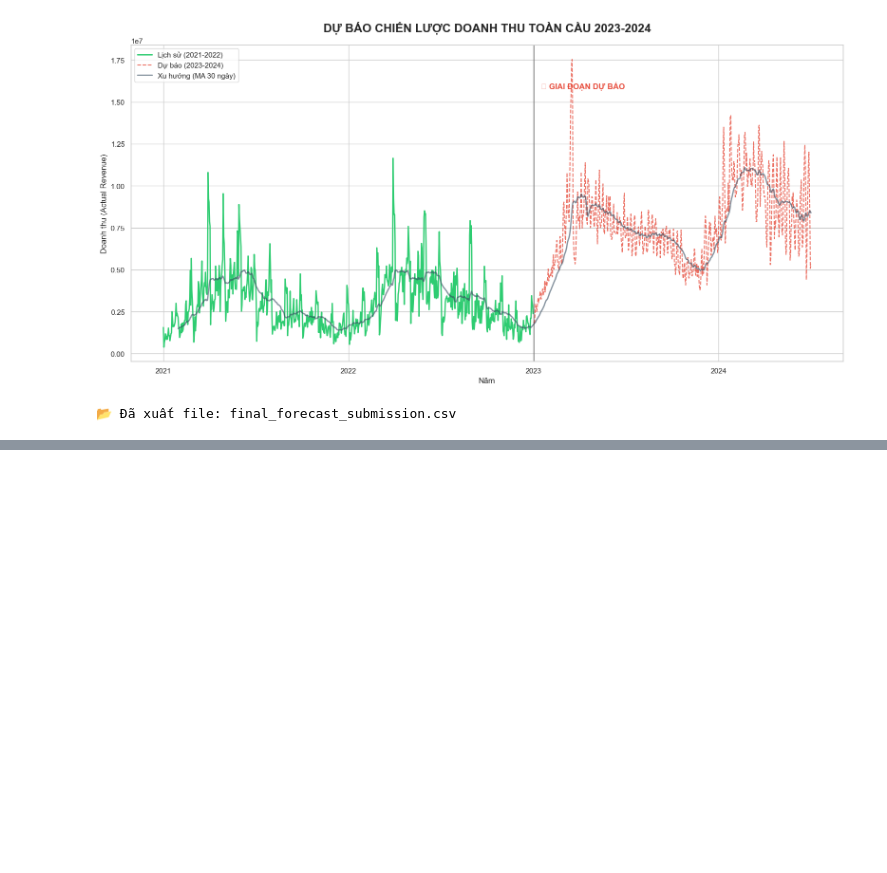
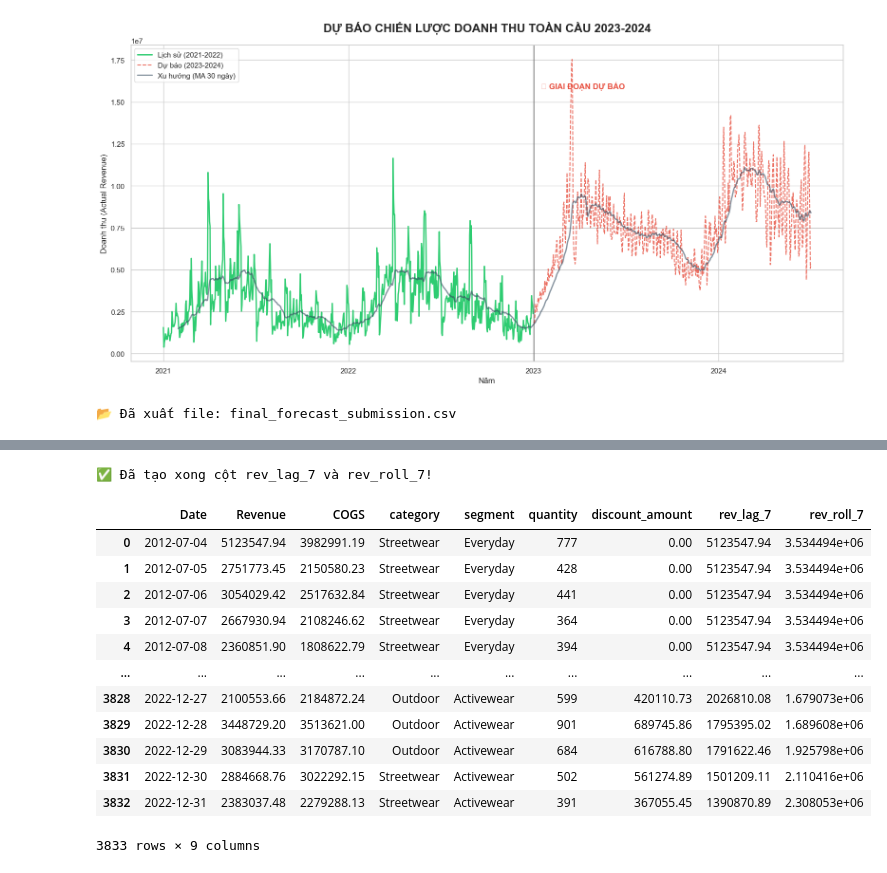
Before and after one commit to lamducanhkhoarubik-spec/Datathon_UITUT, a Jupyter notebook: code/eda/predictive.ipynb, the cells around one changed output, grey strips where cells are left out. Cells and saved outputs as stored; diff of their text form; code cells hidden in the pictures; blank space fills up the shorter version.

```diff
--- a/code/eda/predictive.ipynb
+++ b/code/eda/predictive.ipynb
@@ -340,0 +681,55 @@ ConversionError: Failed to convert value(s) to axis units: Timestamp('2023-01-01
+# %%
+# 1. Tạo cột rev_lag_7 (Lấy doanh thu của 7 ngày trước)
+# Nếu có Store_ID, phải groupby để tránh lấy lộn lag của store khác
+if 'Store_ID' in df_master.columns:
+    df_master['rev_lag_7'] = df_master.groupby('Store_ID')['Revenue'].shift(7)
+else:
+    df_master['rev_lag_7'] = df_master['Revenue'].shift(7)
+
+# 2. Tạo thêm rev_roll_7 (Trung bình trượt 7 ngày - biến này cực mạnh)
+if 'Store_ID' in df_master.columns:
+    df_master['rev_roll_7'] = df_master.groupby('Store_ID')['Revenue'].shift(1).rolling(window=7).mean()
+else:
+    df_master['rev_roll_7'] = df_master['Revenue'].shift(1).rolling(window=7).mean()
+
+# 3. Xử lý NaN (Vì 7 dòng đầu tiên của mỗi store sẽ bị NaN do không có quá khứ)
+df_master['rev_lag_7'] = df_master['rev_lag_7'].fillna(method='bfill').fillna(0)
+df_master['rev_roll_7'] = df_master['rev_roll_7'].fillna(method='bfill').fillna(0)
+
+print("✅ Đã tạo xong cột rev_lag_7 và rev_roll_7!")
+# %% [output]
+✅ Đã tạo xong cột rev_lag_7 và rev_roll_7!
+# %%
+# --- 4. Làm sạch & Ép kiểu Category (SỬA LẠI ĐOẠN NÀY) ---
+
+# 1. Điền NaN cho các cột số trước
+num_cols = ['Revenue', 'COGS', 'traffic_lag_1', 'quantity', 'discount_amount', 'rev_lag_7']
+for col in num_cols:
+    if col in df_master.columns:
+        df_master[col] = df_master[col].fillna(0)
+
+# 2. Điền NaN cho các cột phân loại bằng một chuỗi cụ thể
+cat_cols = ['category', 'segment', 'Store_ID']
+for col in cat_cols:
+    if col in df_master.columns:
+        # Điền 'Unknown' trước khi ép kiểu category
+        df_master[col] = df_master[col].astype(str).replace('nan', 'Unknown').fillna('Unknown')
+        df_master[col] = df_master[col].astype('category')
+
+# Sau khi đã sạch sẽ mới chạy tiếp các bước sau
+df_master = df_master.dropna(subset=['rev_lag_7'])
+df_master
+# %% [output]
+|  | Date | Revenue | COGS | category | segment | quantity | discount_amount | rev_lag_7 | rev_roll_7 |
+| 0 | 2012-07-04 | 5123547.94 | 3982991.19 | Streetwear | Everyday | 777 | 0.00 | 5123547.94 | 3.534494e+06 |
+| 1 | 2012-07-05 | 2751773.45 | 2150580.23 | Streetwear | Everyday | 428 | 0.00 | 5123547.94 | 3.534494e+06 |
+| 2 | 2012-07-06 | 3054029.42 | 2517632.84 | Streetwear | Everyday | 441 | 0.00 | 5123547.94 | 3.534494e+06 |
+| 3 | 2012-07-07 | 2667930.94 | 2108246.62 | Streetwear | Everyday | 364 | 0.00 | 5123547.94 | 3.534494e+06 |
+| 4 | 2012-07-08 | 2360851.90 | 1808622.79 | Streetwear | Everyday | 394 | 0.00 | 5123547.94 | 3.534494e+06 |
+| ... | ... | ... | ... | ... | ... | ... | ... | ... | ... |
+| 3828 | 2022-12-27 | 2100553.66 | 2184872.24 | Outdoor | Activewear | 599 | 420110.73 | 2026810.08 | 1.679073e+06 |
+| 3829 | 2022-12-28 | 3448729.20 | 3513621.00 | Outdoor | Activewear | 901 | 689745.86 | 1795395.02 | 1.689608e+06 |
+| 3830 | 2022-12-29 | 3083944.33 | 3170787.10 | Outdoor | Activewear | 684 | 616788.80 | 1791622.46 | 1.925798e+06 |
+| 3831 | 2022-12-30 | 2884668.76 | 3022292.15 | Streetwear | Activewear | 502 | 561274.89 | 1501209.11 | 2.110416e+06 |
+| 3832 | 2022-12-31 | 2383037.48 | 2279288.13 | Streetwear | Activewear | 391 | 367055.45 | 1390870.89 | 2.308053e+06 |
+3833 rows × 9 columns
```
Also changed, not shown: parts of 17 cells of this notebook, 3 other files.
